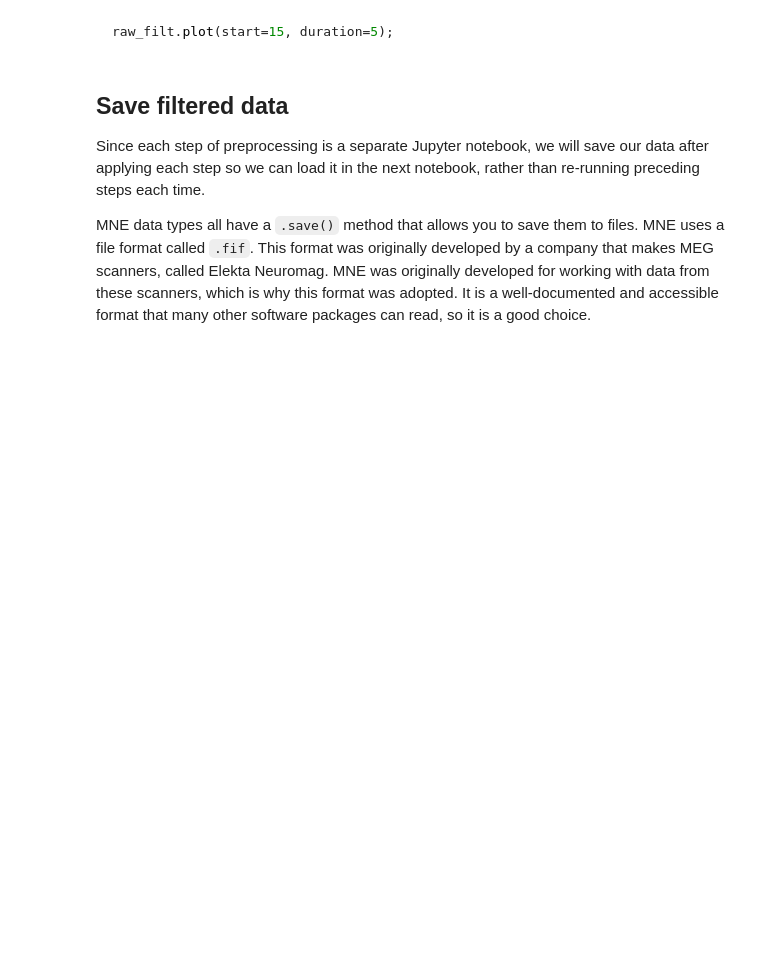
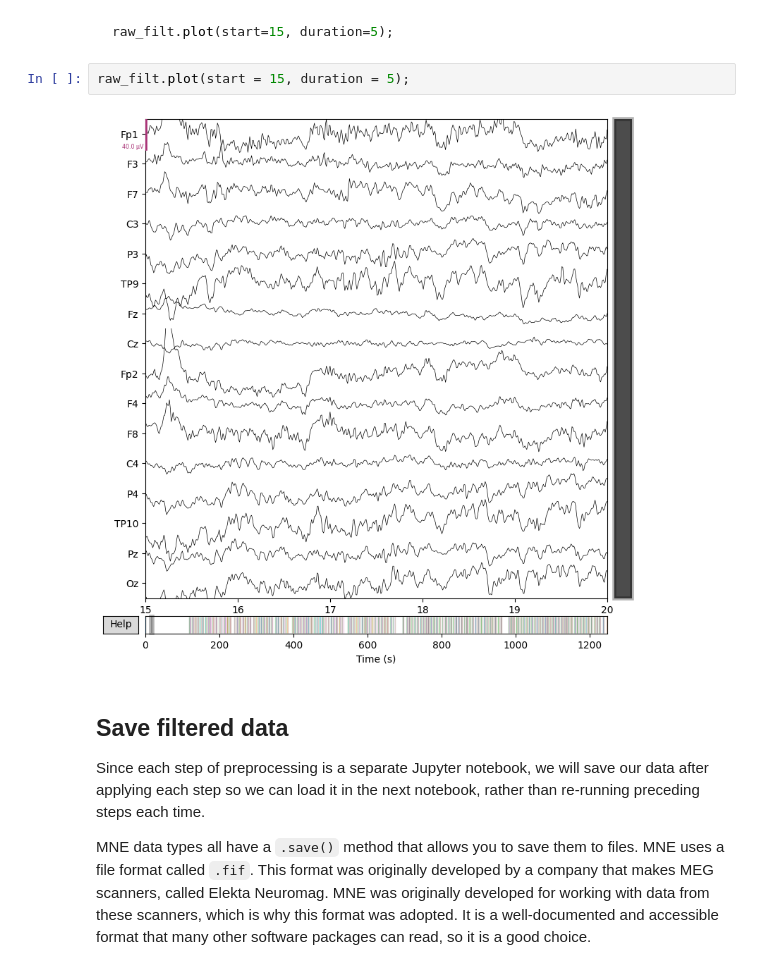
Before and after one commit to dm748329/EEG-Data, a Jupyter notebook: 2 - erp_filtering.ipynb, the cells around one changed output. Drawn from its saved outputs; the diff is of its cells as text; blank space fills up the shorter version.

```diff
--- a/2 - erp_filtering.ipynb
+++ b/2 - erp_filtering.ipynb
@@ -157,6 +175,10 @@ The plot below shows the same sample of data after filtering. The high frequency
 ~~~python
 raw_filt.plot(start=15, duration=5);
 ~~~
+# %%
+raw_filt.plot(start = 15, duration = 5);
+# %% [output]
+[figure, added]
 # %% [markdown]
 ## Save filtered data
 
```
Also changed, not shown: parts of 13 cells of this notebook, 2 other files.
